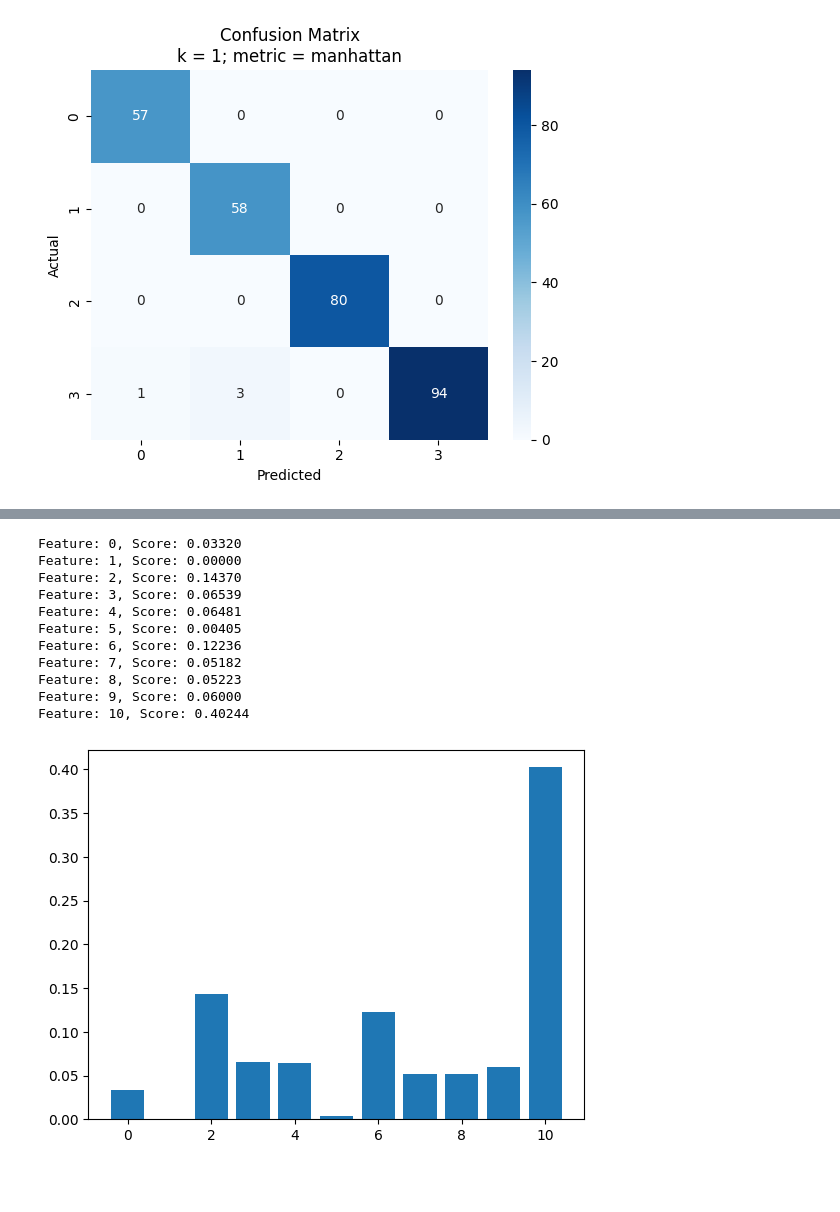
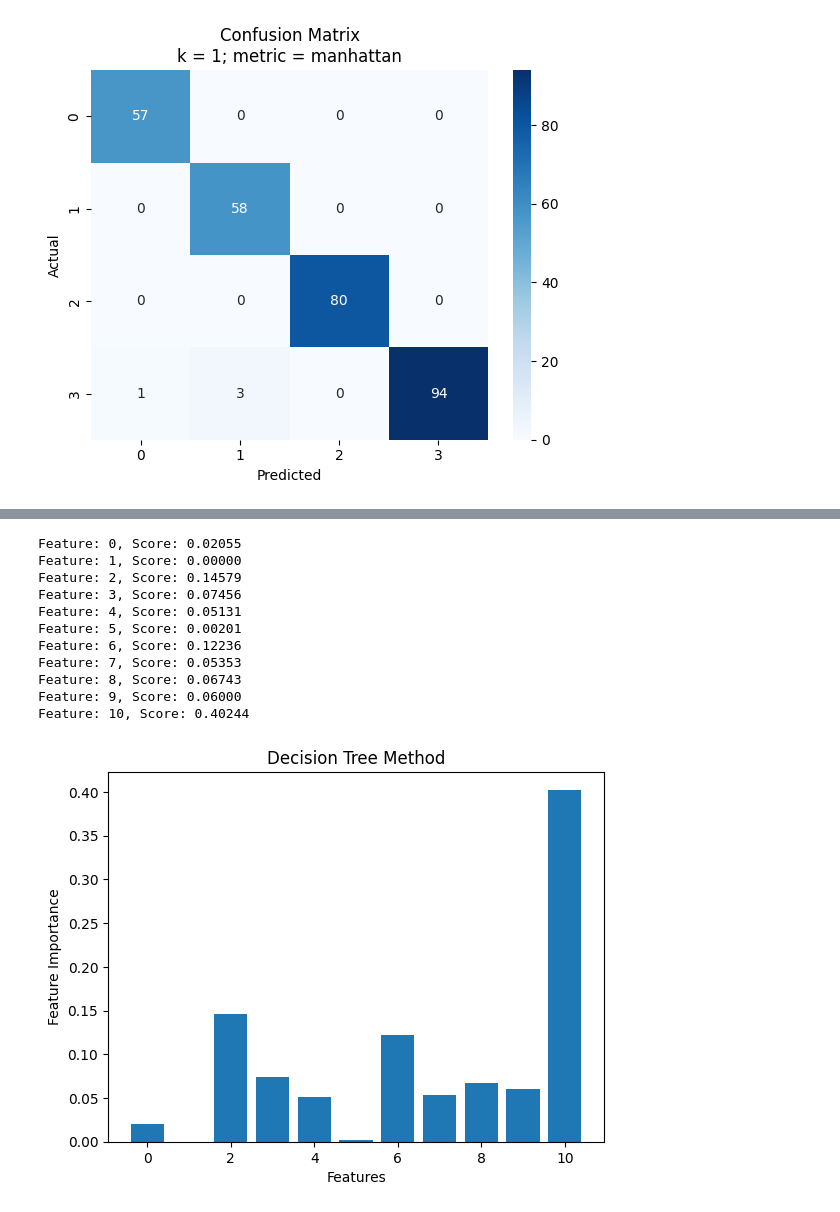
Before and after one commit to andysontran/health-factors-ml-pred, a Jupyter notebook: 2_CHL5230_F23.ipynb, the cells around one changed output, grey strips where cells are left out. Cells and saved outputs as stored; diff of their text form; code cells hidden in the pictures; blank space fills up the shorter version.

```diff
--- a/2_CHL5230_F23.ipynb
+++ b/2_CHL5230_F23.ipynb
@@ -252,30 +303,34 @@ Feature: 10, Score: 0.00000
 # %%
 # Decision tree for feature importance
 from sklearn.datasets import make_classification
 from sklearn.tree import DecisionTreeClassifier
 
 # Define the model
 model = DecisionTreeClassifier()
 # Fit the model
 model.fit(X_train, y_train)
 # Get importance
 importance = model.feature_importances_
 # Summarize feature importance
 for i,v in enumerate(importance):
  print('Feature: %0d, Score: %.5f' % (i,v))
 # Plot feature importance
 plt.bar([x for x in range(len(importance))], importance)
+title = 'Decision Tree Method'
+plt.title(title)
+plt.xlabel('Features')
+plt.ylabel('Feature Importance')
 plt.show()
 # %% [output]
-Feature: 0, Score: 0.03320
+Feature: 0, Score: 0.02055
 Feature: 1, Score: 0.00000
-Feature: 2, Score: 0.14370
-Feature: 3, Score: 0.06539
-Feature: 4, Score: 0.06481
-Feature: 5, Score: 0.00405
+Feature: 2, Score: 0.14579
+Feature: 3, Score: 0.07456
+Feature: 4, Score: 0.05131
+Feature: 5, Score: 0.00201
 Feature: 6, Score: 0.12236
-Feature: 7, Score: 0.05182
-Feature: 8, Score: 0.05223
+Feature: 7, Score: 0.05353
+Feature: 8, Score: 0.06743
 Feature: 9, Score: 0.06000
 Feature: 10, Score: 0.40244
-[figure, old version]
+[figure, new version]
```
Also changed, not shown: parts of 7 cells of this notebook.
